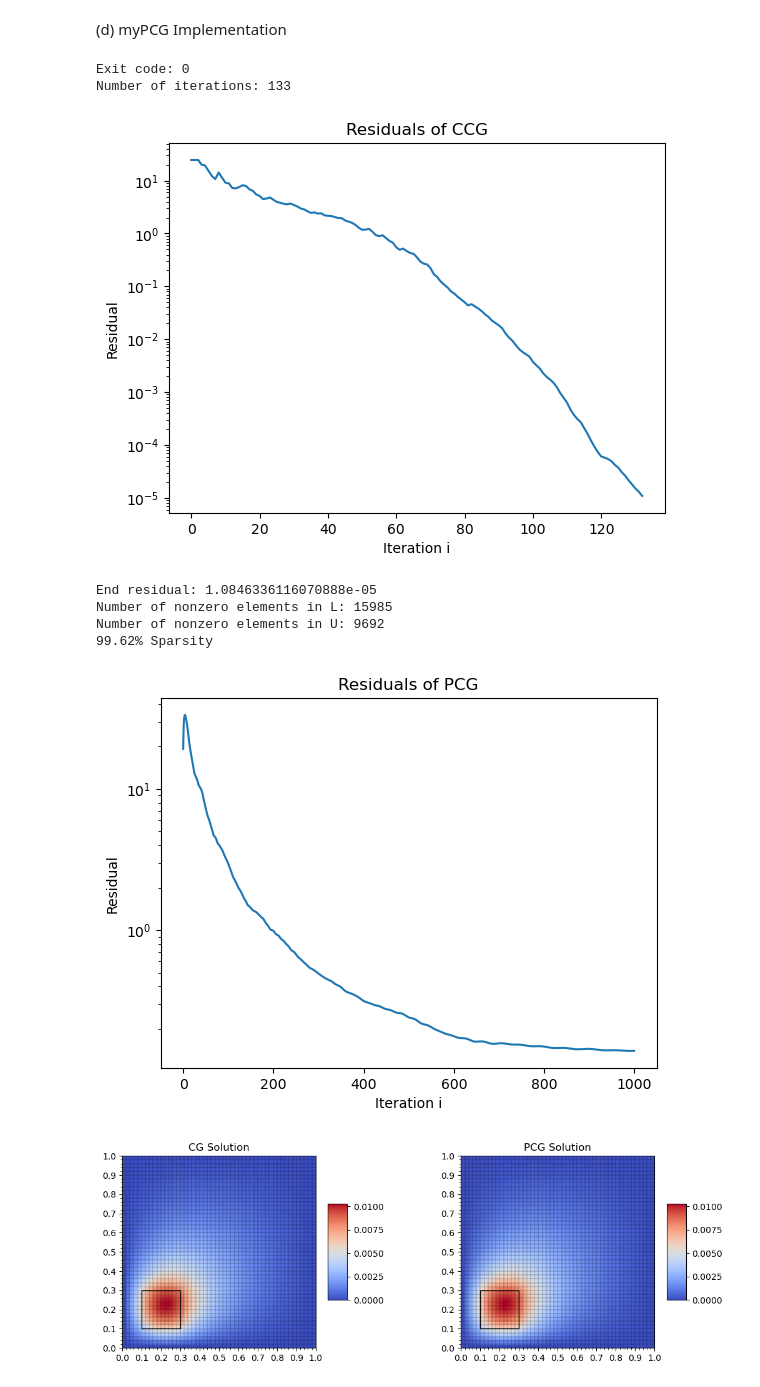
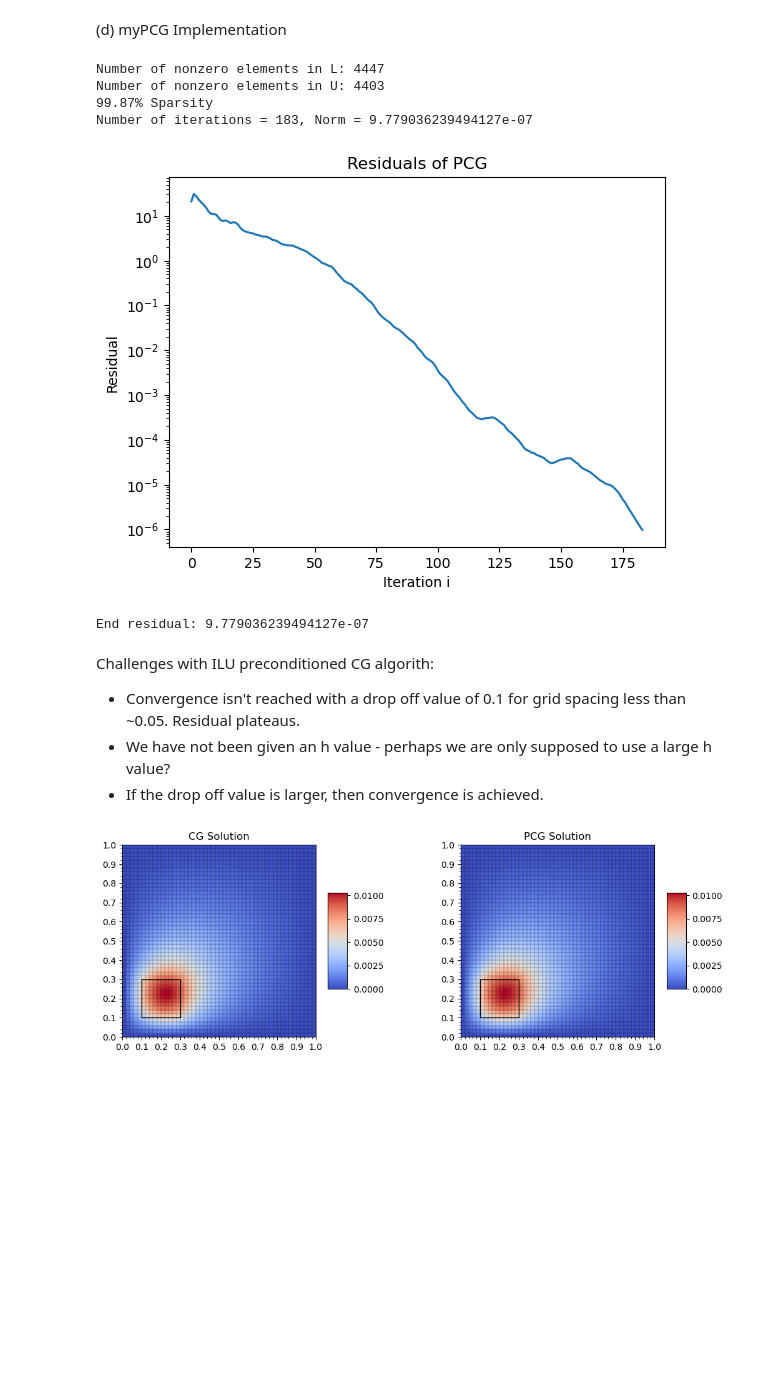
Before and after one commit to RFurze/ScientificComputing, a Jupyter notebook: Assignment2_2Master.ipynb, the cells around one changed output. Cells and saved outputs as stored; diff of their text form; code cells hidden in the pictures; blank space fills up the shorter version.

Commit message:
Add anisotropic diffusion solver with PCG algorithm and visualization

```diff
--- a/Assignment2_2Master.ipynb
+++ b/Assignment2_2Master.ipynb
@@ -298,24 +299,27 @@ def myPCGSolver(mux, muy, h, tol, maxit, drop_tol):
 # %%
 import time
 
 h = 0.02
 mux = 1.0
 muy = 1.0
 tol = 1e-6
 maxit = 1000
 drop_tol = 0.1
 
-solcg = diffusionGradSolver(mux, muy, h, tol, maxit, None)
+#solcg = diffusionGradSolver(mux, muy, h, tol, maxit, None)
 solpcg = myPCGSolver(mux,muy,h,tol,maxit,drop_tol)
 # %% [output]
-Exit code: 0
-Number of iterations: 133
+Number of nonzero elements in L: 4447
+Number of nonzero elements in U: 4403
+99.87% Sparsity
+Number of iterations = 183, Norm = 9.779036239494127e-07
-[figure, old version]
+[figure, new version]
-End residual: 1.0846336116070888e-05
-Number of nonzero elements in L: 15985
-Number of nonzero elements in U: 9692
-99.62% Sparsity
+End residual: 9.779036239494127e-07
-[figure, removed]
+# %% [markdown]
+Challenges with ILU preconditioned CG algorith:
+- Convergence isn't reached with a drop off value of 0.1 for grid spacing less than ~0.05. Residual plateaus.
+- We have not been given an h value - perhaps we are only supposed to use a large h value?
+- If the drop off value is larger, then convergence is achieved.
 # %%
 import matplotlib.pyplot as plt
 import numpy as np
```
Also changed, not shown: parts of 4 cells of this notebook, 3 other files.
